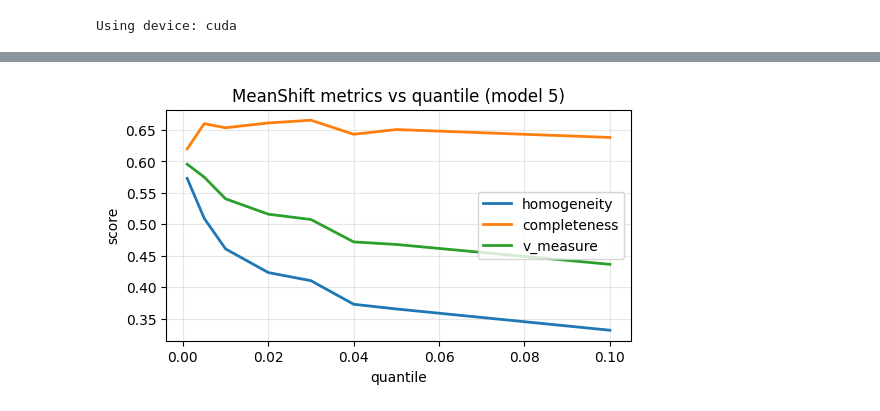
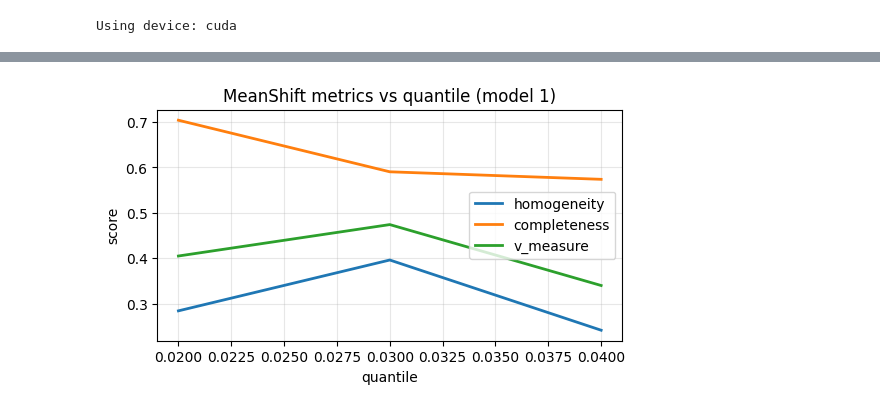
Before and after one commit to DeLyXHardiee/GNN-Campaign-Detection, a Jupyter notebook: core/GNN/notebooks/clustering_analysis.ipynb, the cells around one changed output, grey strips where cells are left out. Cells and saved outputs as stored; diff of their text form; code cells hidden in the pictures.

```diff
--- a/core/GNN/notebooks/clustering_analysis.ipynb
+++ b/core/GNN/notebooks/clustering_analysis.ipynb
@@ -24,7 +24,7 @@ data = load_hetero_pt()
 data = ToUndirected()(data)
 
 # Optional: drop unused nodes/edges
-keep = ['email', 'sender', 'url', 'domain', 'stem', 'body_cluster', 'email_domain', 'receiver']
+keep = ['email', 'sender', 'url', 'domain', 'stem', 'email_domain', 'receiver']
 keep_set = set(keep)
 
 for ntype in list(data.node_types):
@@ -245,12 +259,10 @@ epsilon_values =  [0.001, 0.002, 0.003, 0.004, 0.005, 0.006, 0.007, 0.008, 0.009
 from pathlib import Path
 import pandas as pd
 
-run_name = "model_5"
-pair_votes_path = "campaigns.csv"
+run_name = "model_1"
+pair_votes_path = PROJECT_ROOT + '/data' + '/ground_truth.json'
 
-votes_df = pd.read_csv(pair_votes_path)
-
-ground_truth_labels = extract_ground_truth_labels(votes_df)
+ground_truth_labels = extract_ground_truth_labels(pair_votes_path)
 
 print(ground_truth_labels)
 
@@ -363,7 +384,7 @@ Saved MeanShift results to ../models/model_5/meanshift/meanshift_results.csv
 import pandas as pd
 import matplotlib.pyplot as plt
 from pathlib import Path
-run_name = "model_5"
+run_name = "model_1"
 db_scan_dir = Path('../models') / run_name / 'db_scan'
 csv_files = sorted(db_scan_dir.glob('clustering_results_eps_*.csv'))
 best_rows = []
@@ -500,13 +521,11 @@ else:
 # %%
 epsilon_values =  [1, 2, 3, 4, 5, 6, 7, 8, 9, 10, 11, 12]
 
-run_name = "model_5"  # Replace with your actual run folder name
-pair_votes_path = "campaigns.csv"
-
-votes_df = pd.read_csv(pair_votes_path)
+run_name = "model_1"  # Replace with your actual run folder name
+pair_votes_path = PROJECT_ROOT + '/data' + '/ground_truth.json'
 
 # --- Extract ground-truth email pair labels ---
-ground_truth_labels = extract_ground_truth_labels(votes_df)
+ground_truth_labels = extract_ground_truth_labels(pair_votes_path)
 
 # Run baseline clustering on raw email embeddings
 baseline_results = run_baseline_clustering(
@@ -558,25 +577,25 @@ else:
 # %%
 
 import pandas as pd
 import matplotlib.pyplot as plt
 from pathlib import Path
 
-ms_run_dir = 'model_5'
+ms_run_dir = 'model_1'
 ms_csv = Path('../models') / ms_run_dir / 'meanshift' / 'meanshift_results.csv'
 if ms_csv.exists():
     ms_df = pd.read_csv(ms_csv)
     ms_df = ms_df.sort_values('quantile')
     plt.figure(figsize=(6,3))
     for col, label in [('homogeneity','homogeneity'), ('completeness','completeness'), ('v_measure','v_measure')]:
         if col in ms_df.columns:
             plt.plot(ms_df['quantile'], ms_df[col], linewidth=2, label=label)
     plt.xlabel('quantile')
     plt.ylabel('score')
-    plt.title('MeanShift metrics vs quantile (model 5)')
+    plt.title('MeanShift metrics vs quantile (model 1)')
     plt.grid(True, alpha=0.3)
     plt.legend()
     plt.show()
 else:
     print(f'MeanShift results not found: {ms_csv}')
 # %% [output]
-[figure, old version]
+[figure, new version]
```
Also changed, not shown: parts of 7 cells of this notebook, 1 other file.
